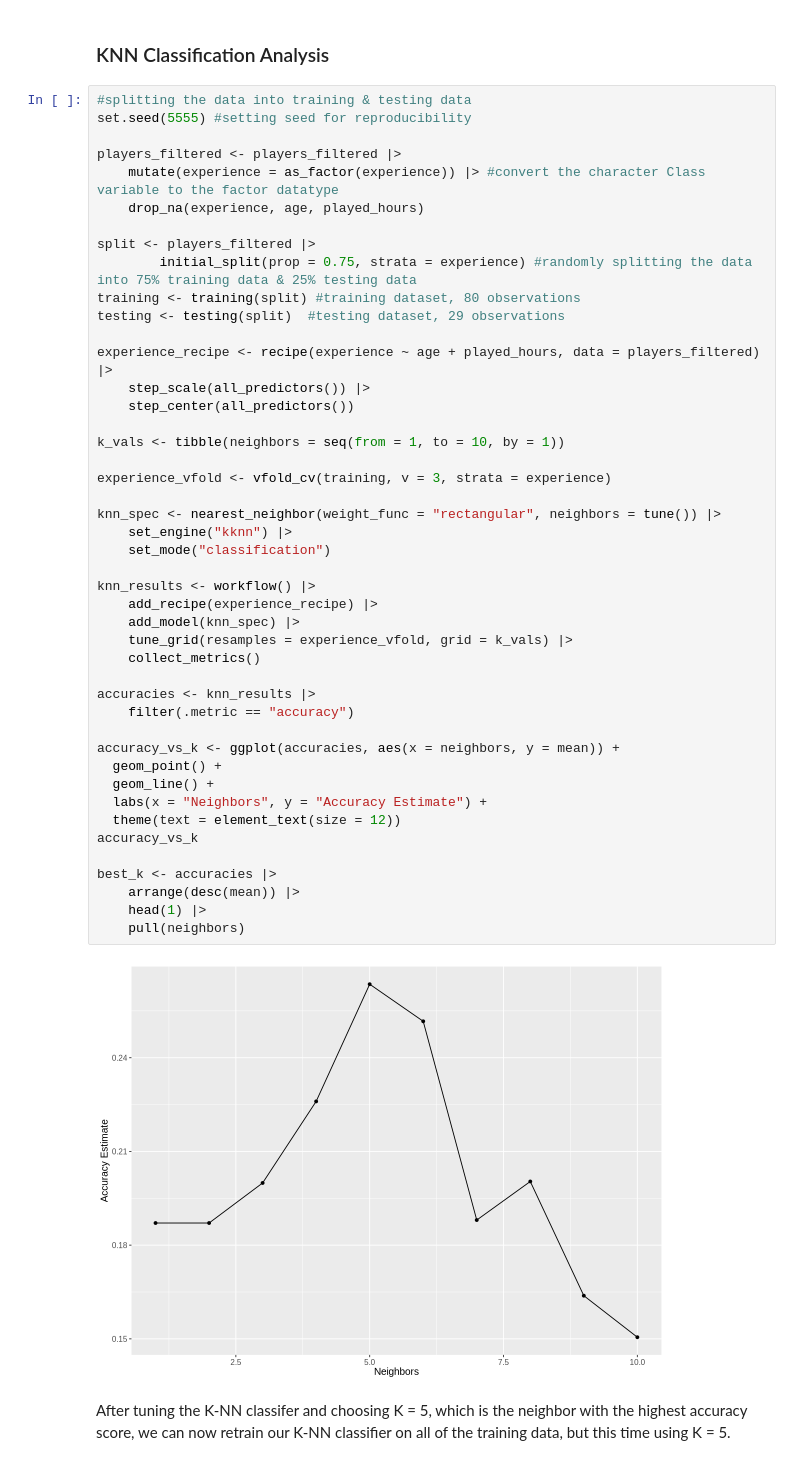
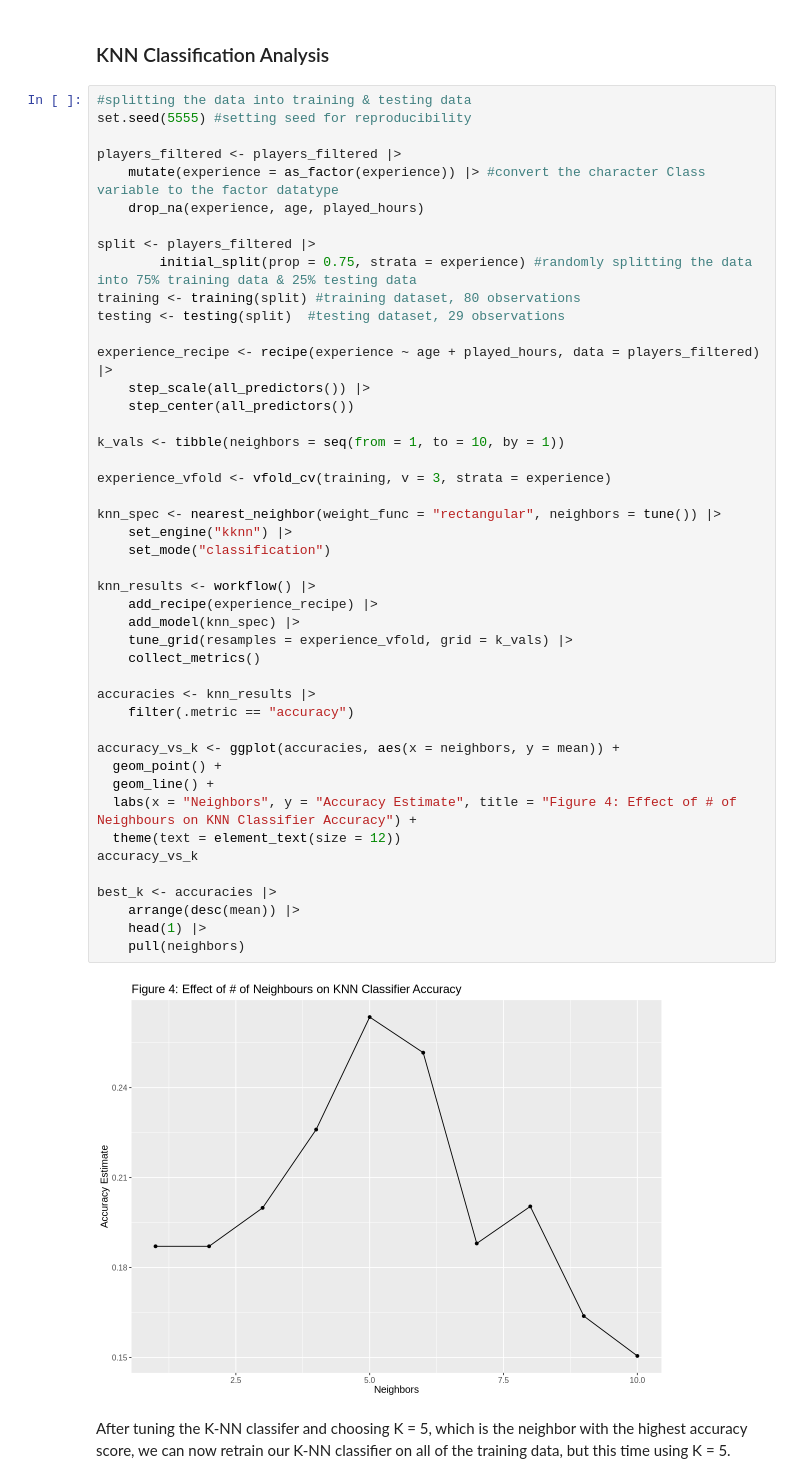
Before and after one commit to DaviddHuang/dsci100_project, a Jupyter notebook: final.ipynb, the cells around one changed output. Cells and saved outputs as stored; diff of their text form.

```diff
--- a/final.ipynb
+++ b/final.ipynb
@@ -131,35 +135,35 @@ experience_recipe <- recipe(experience ~ age + played_hours, data = players_filt
     step_center(all_predictors())
 
 k_vals <- tibble(neighbors = seq(from = 1, to = 10, by = 1))
 
 experience_vfold <- vfold_cv(training, v = 3, strata = experience)
 
 knn_spec <- nearest_neighbor(weight_func = "rectangular", neighbors = tune()) |>
     set_engine("kknn") |>
     set_mode("classification")
 
 knn_results <- workflow() |>
     add_recipe(experience_recipe) |>
     add_model(knn_spec) |>
     tune_grid(resamples = experience_vfold, grid = k_vals) |>
     collect_metrics()
 
 accuracies <- knn_results |>
     filter(.metric == "accuracy")
 
 accuracy_vs_k <- ggplot(accuracies, aes(x = neighbors, y = mean)) +
   geom_point() +
   geom_line() +
-  labs(x = "Neighbors", y = "Accuracy Estimate") +
+  labs(x = "Neighbors", y = "Accuracy Estimate", title = "Figure 4: Effect of # of Neighbours on KNN Classifier Accuracy") +
   theme(text = element_text(size = 12))
 accuracy_vs_k
 
 best_k <- accuracies |>
     arrange(desc(mean)) |>
     head(1) |>
     pull(neighbors)
 # %% [output]
-[figure, old version]
+[figure, new version]
 # %% [markdown]
 After tuning the K-NN classifer and choosing K = 5, which is the neighbor with the highest accuracy score, we can now retrain our K-NN classifier on all of the training data, but this time using K = 5.
 # %%
```
Also changed, not shown: parts of 14 cells of this notebook.
